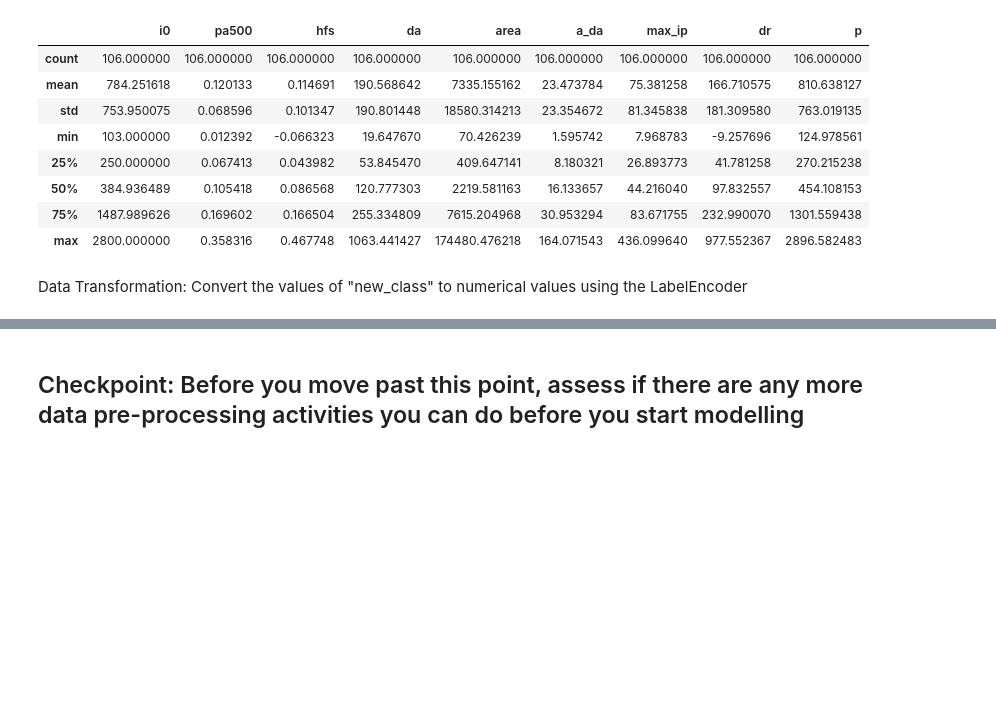
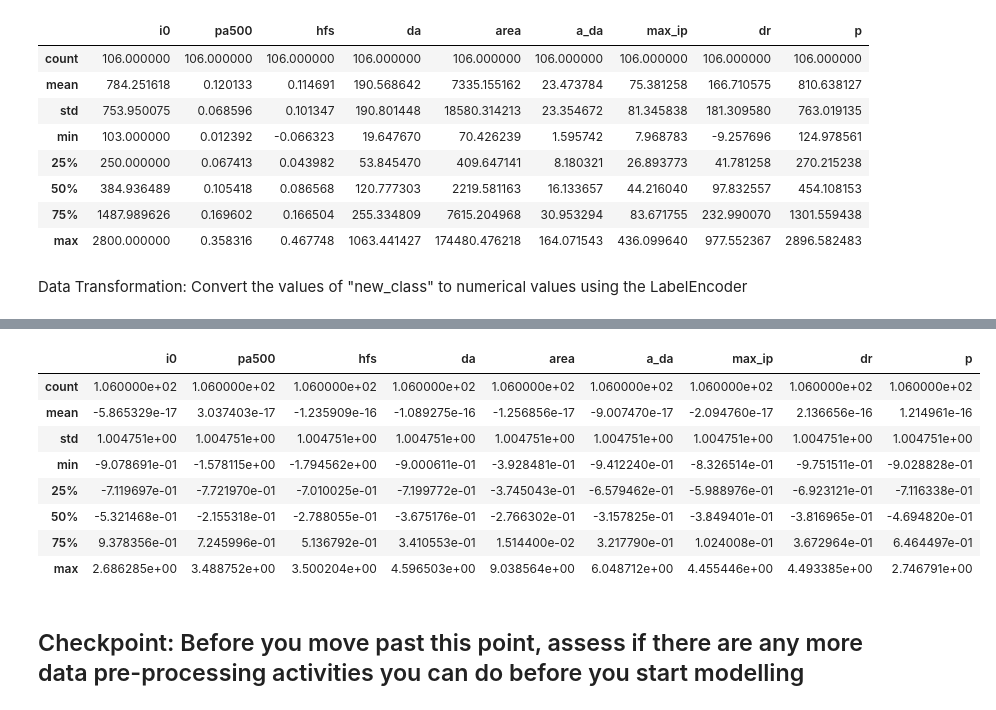
Before and after one commit to redlion47/DataScience, a Jupyter notebook: week12_Assessment/Week12 Assessment - ML with Python.ipynb, the cells around one changed output, grey strips where cells are left out. Drawn from its saved outputs; the diff is of its cells as text; code cells hidden in the pictures; blank space fills up the shorter version.

```diff
--- a/week12_Assessment/Week12 Assessment - ML with Python.ipynb
+++ b/week12_Assessment/Week12 Assessment - ML with Python.ipynb
@@ -235,3 +276,15 @@ df.sample()
+# %%
+feature_scaled.describe()
+# %% [output]
+|  | i0 | pa500 | hfs | da | area | a_da | max_ip | dr | p |
+| count | 1.060000e+02 | 1.060000e+02 | 1.060000e+02 | 1.060000e+02 | 1.060000e+02 | 1.060000e+02 | 1.060000e+02 | 1.060000e+02 | 1.060000e+02 |
+| mean | -5.865329e-17 | 3.037403e-17 | -1.235909e-16 | -1.089275e-16 | -1.256856e-17 | -9.007470e-17 | -2.094760e-17 | 2.136656e-16 | 1.214961e-16 |
+| std | 1.004751e+00 | 1.004751e+00 | 1.004751e+00 | 1.004751e+00 | 1.004751e+00 | 1.004751e+00 | 1.004751e+00 | 1.004751e+00 | 1.004751e+00 |
+| min | -9.078691e-01 | -1.578115e+00 | -1.794562e+00 | -9.000611e-01 | -3.928481e-01 | -9.412240e-01 | -8.326514e-01 | -9.751511e-01 | -9.028828e-01 |
+| 25% | -7.119697e-01 | -7.721970e-01 | -7.010025e-01 | -7.199772e-01 | -3.745043e-01 | -6.579462e-01 | -5.988976e-01 | -6.923121e-01 | -7.116338e-01 |
+| 50% | -5.321468e-01 | -2.155318e-01 | -2.788055e-01 | -3.675176e-01 | -2.766302e-01 | -3.157825e-01 | -3.849401e-01 | -3.816965e-01 | -4.694820e-01 |
+| 75% | 9.378356e-01 | 7.245996e-01 | 5.136792e-01 | 3.410553e-01 | 1.514400e-02 | 3.217790e-01 | 1.024008e-01 | 3.672964e-01 | 6.464497e-01 |
+| max | 2.686285e+00 | 3.488752e+00 | 3.500204e+00 | 4.596503e+00 | 9.038564e+00 | 6.048712e+00 | 4.455446e+00 | 4.493385e+00 | 2.746791e+00 |
 # %% [markdown]
 ## Checkpoint: Before you move past this point, assess if there are any more data pre-processing activities you can do before you start modelling
 # %% [markdown]
```
Also changed, not shown: parts of 28 cells of this notebook, 9 other files.
